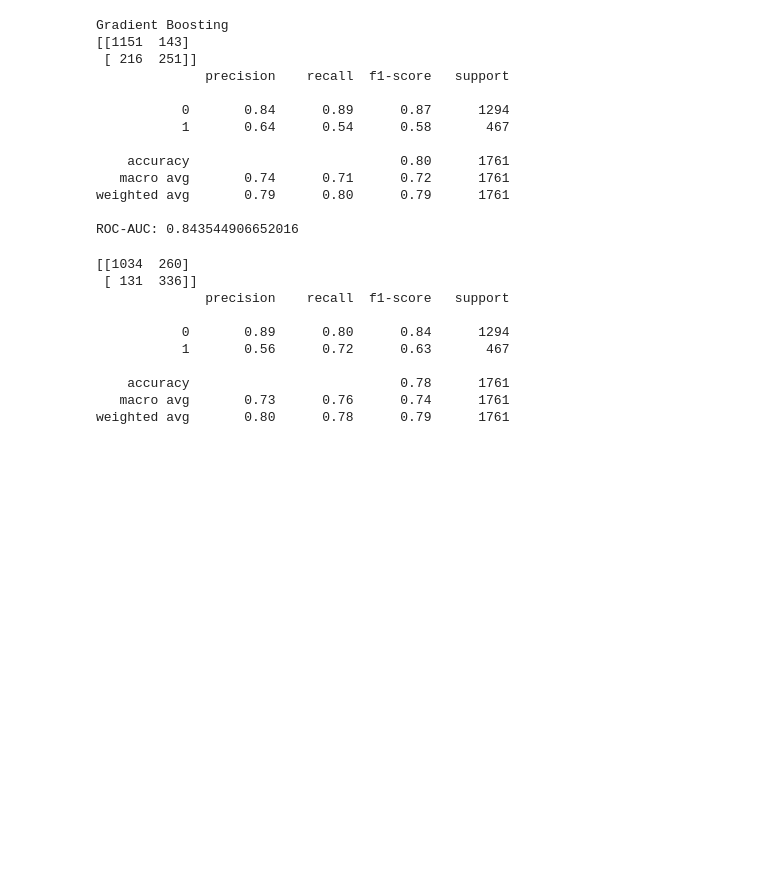
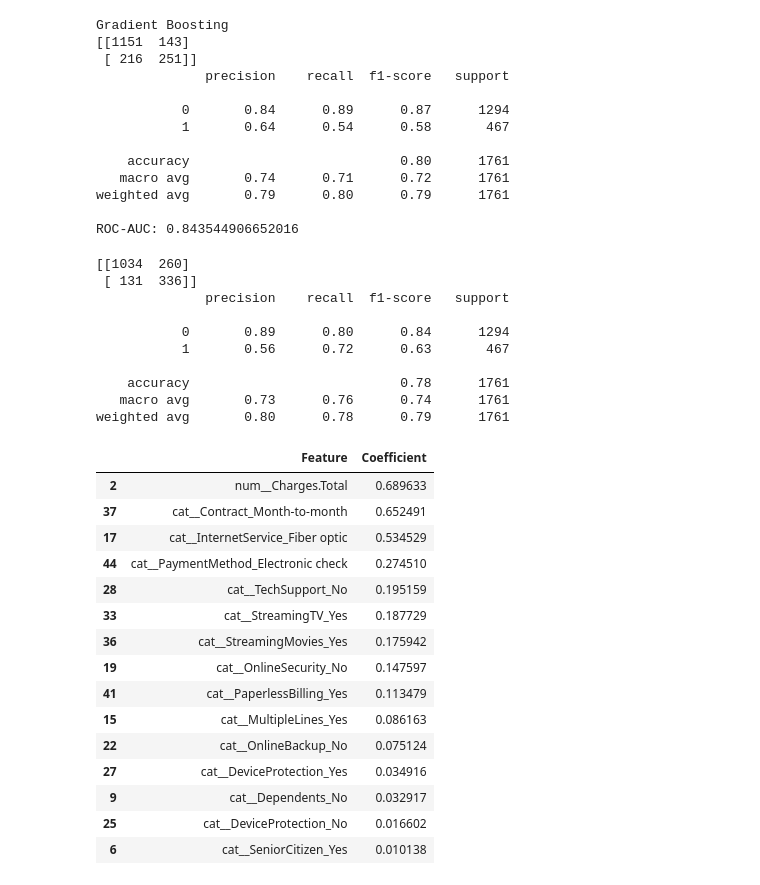
Before and after one commit to alexandre-sbrissia/challenge-Telecon-X-2, a Jupyter notebook: TelleconX.ipynb, the cells around one changed output. Cells and saved outputs as stored; diff of their text form; code cells hidden in the pictures; blank space fills up the shorter version.

```diff
--- a/TelleconX.ipynb
+++ b/TelleconX.ipynb
@@ -225,3 +225,34 @@ print(classification_report(y_test, new_preds))
     accuracy                           0.78      1761
    macro avg       0.73      0.76      0.74      1761
 weighted avg       0.80      0.78      0.79      1761
+# %%
+import numpy as np
+
+feature_names = model.named_steps['prep'].get_feature_names_out()
+coefficients = model.named_steps['classifier'].coef_[0]
+
+importance = pd.DataFrame({
+    'Feature': feature_names,
+    'Coefficient': coefficients
+})
+
+importance = importance.sort_values(by='Coefficient', ascending=False)
+
+importance.head(15)
+# %% [output]
+|  | Feature | Coefficient |
+| 2 | num__Charges.Total | 0.689633 |
+| 37 | cat__Contract_Month-to-month | 0.652491 |
+| 17 | cat__InternetService_Fiber optic | 0.534529 |
+| 44 | cat__PaymentMethod_Electronic check | 0.274510 |
+| 28 | cat__TechSupport_No | 0.195159 |
+| 33 | cat__StreamingTV_Yes | 0.187729 |
+| 36 | cat__StreamingMovies_Yes | 0.175942 |
+| 19 | cat__OnlineSecurity_No | 0.147597 |
+| 41 | cat__PaperlessBilling_Yes | 0.113479 |
+| 15 | cat__MultipleLines_Yes | 0.086163 |
+| 22 | cat__OnlineBackup_No | 0.075124 |
+| 27 | cat__DeviceProtection_Yes | 0.034916 |
+| 9 | cat__Dependents_No | 0.032917 |
+| 25 | cat__DeviceProtection_No | 0.016602 |
+| 6 | cat__SeniorCitizen_Yes | 0.010138 |
```
